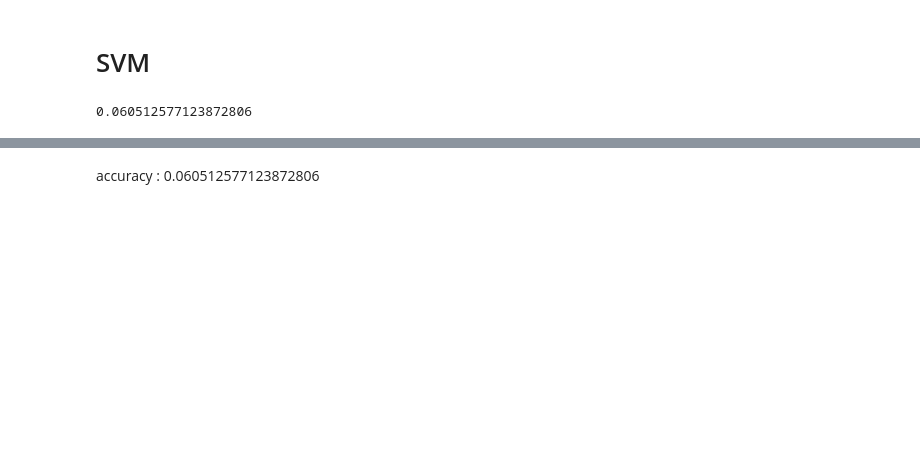
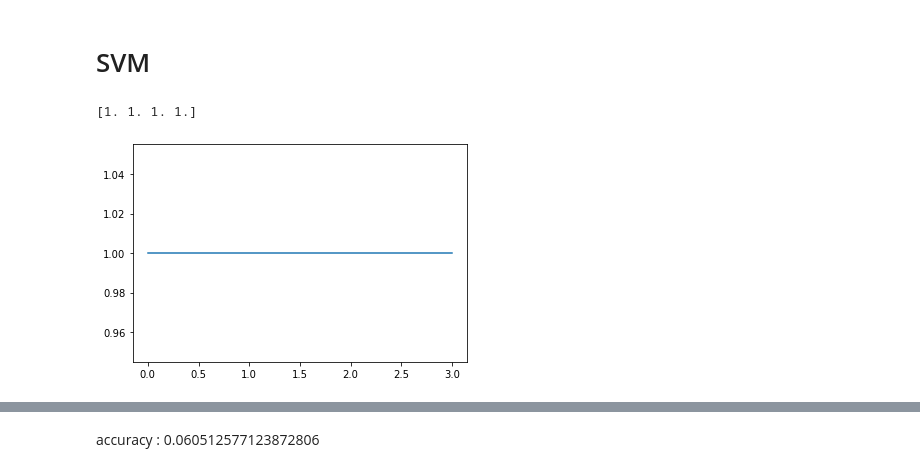
Before and after one commit to flomSStaar/IA-FruitRecognition, a Jupyter notebook: Fruit recognition.ipynb, the cells around one changed output, grey strips where cells are left out. Drawn from its saved outputs; the diff is of its cells as text; code cells hidden in the pictures; blank space fills up the shorter version.

```diff
--- a/Fruit recognition.ipynb
+++ b/Fruit recognition.ipynb
@@ -229,4 +213,6 @@ ypredit=clf.predict(Xtest)
 # %%
-accuracy_score(ytest,ypredit)
+plt.plot(np.flip(resSVM))
+print(resSVM)
 # %% [output]
-0.060512577123872806
+[1. 1. 1. 1.]
+[figure, added]
```
Also changed, not shown: parts of 28 cells of this notebook, 3 other files.
